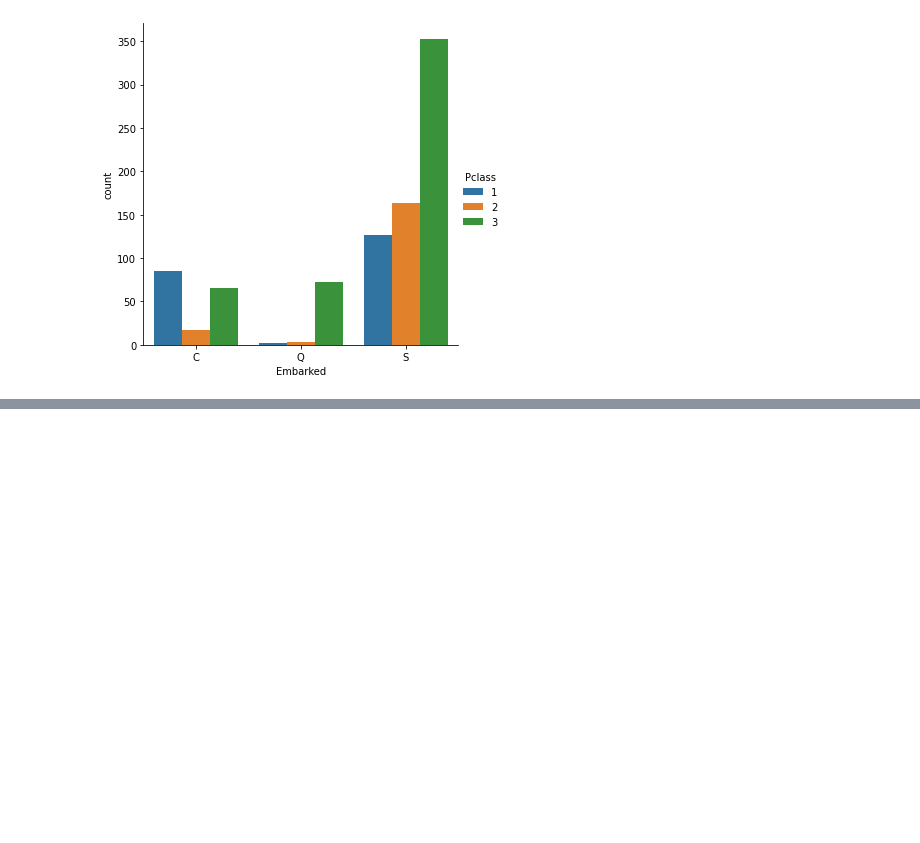
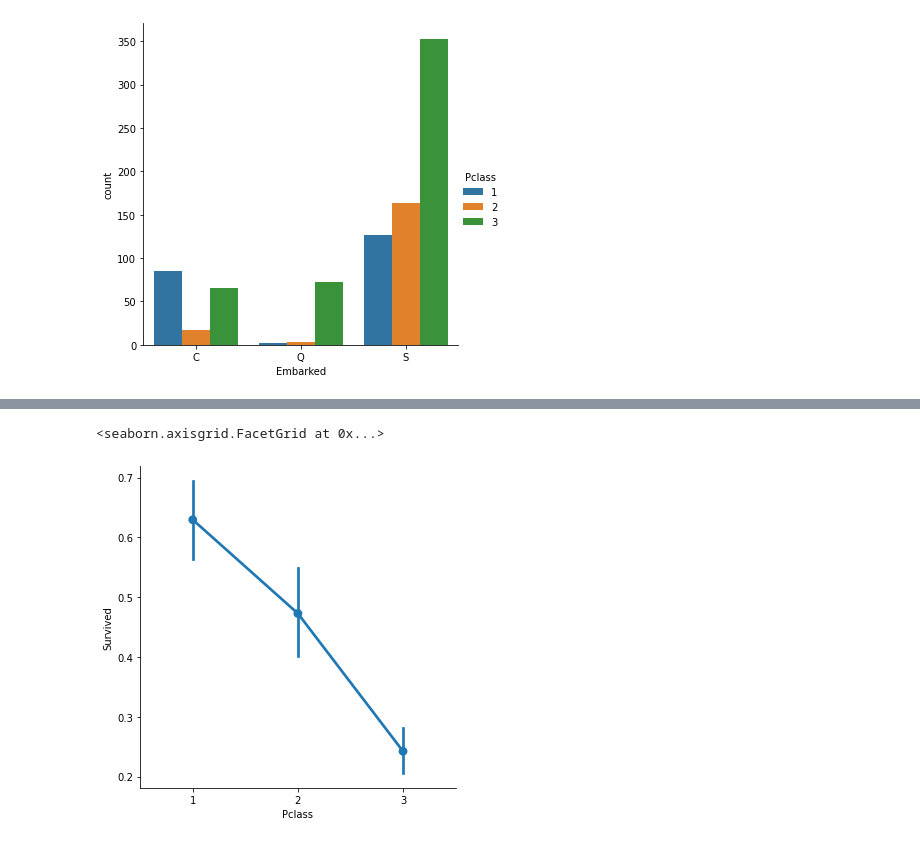
Before and after one commit to abel672/python-data-analysis-visualization, a Jupyter notebook: Section-8-Example-Projects/00-Titanic-Project.ipynb, the cells around one changed output, grey strips where cells are left out. Cells and saved outputs as stored; diff of their text form; code cells hidden in the pictures; blank space fills up the shorter version.

```diff
--- a/Section-8-Example-Projects/00-Titanic-Project.ipynb
+++ b/Section-8-Example-Projects/00-Titanic-Project.ipynb
@@ -202,0 +261,5 @@ sns.catplot(x='Embarked',data=titanic_df,hue='Pclass',order=['C','Q','S'],kind='
+# %%
+sns.catplot(x='Pclass',y='Survived',data=titanic_df,kind='point') # catalog point plot considering class
+# %% [output]
+<seaborn.axisgrid.FacetGrid at 0x...>
+[figure, added]
```
Also changed, not shown: parts of 12 cells of this notebook, 2 other files.
